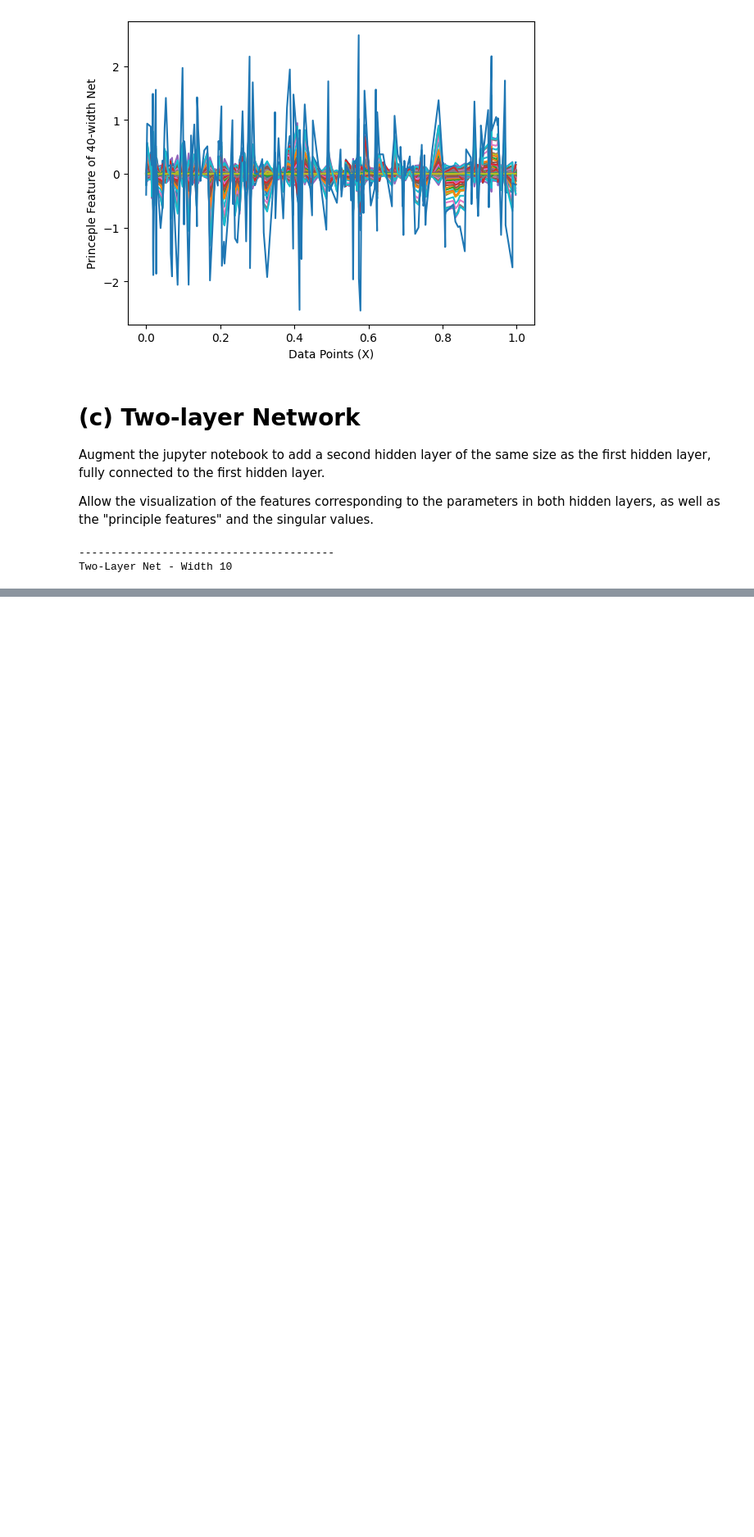
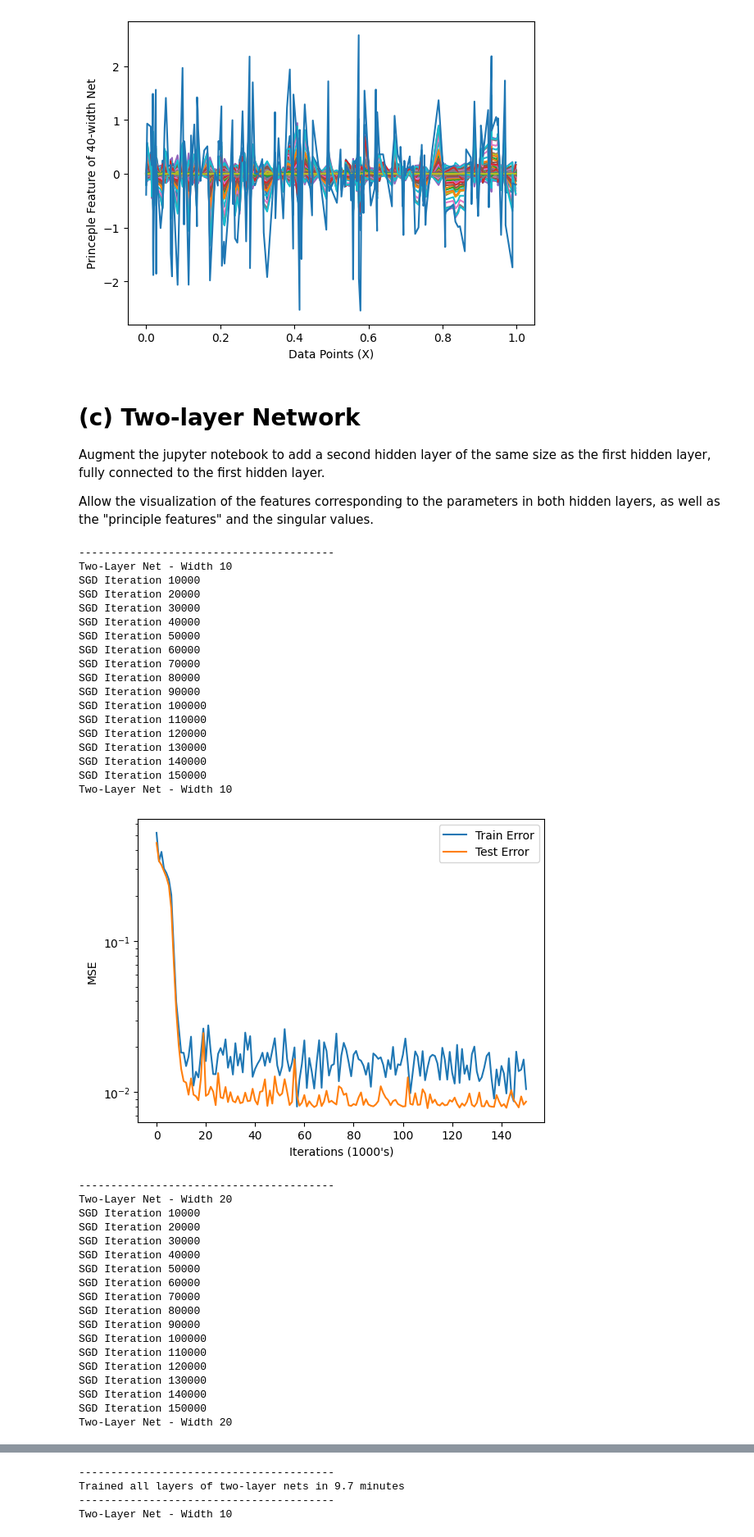
Before and after one commit to jaizunT/deep_learning, a Jupyter notebook: hw02/code/q_linearized_features.ipynb, the cells around one changed output, grey strips where cells are left out. Shown at 82% size. Cells and saved outputs as stored; diff of their text form; code cells hidden in the pictures; blank space fills up the shorter version.

```diff
--- a/hw02/code/q_linearized_features.ipynb
+++ b/hw02/code/q_linearized_features.ipynb
@@ -622,7 +622,7 @@ def compute_svd_plot_features_two_layer(X, y, X_test, y_test, model):
     plt.show()
 
 
-    princple_feature = np.dot( u, np.diag(s) )
+    princple_feature = np.dot( u, feature_matrix )
 
     plt.figure(figsize=(10, 7))
     for w_idx in range(princple_feature.shape[1]):
@@ -691,30 +691,65 @@ for w in widths:
     two_layer_nets_by_size[w]['trained_net'] = new_net
     two_layer_nets_by_size[w]['hist_all'] = history_all_two_layer
     print("Two-Layer Net - Width", w)
     plot_test_train_errors(history_all_two_layer)
 t1_two_layer = time.time()
 print("-"*40)
 print("Trained all layers of two-layer nets in %.1f minutes" % ((t1_two_layer - t0_two_layer) / 60))
 
 # Visualize gradients and principal features for two-layer networks
 for w in widths:
     print("-"*40)
     print("Two-Layer Net - Width", w)
     net = two_layer_nets_by_size[w]['net']
     trained_net = two_layer_nets_by_size[w]['trained_net']
 
     # Visualize gradients for the first hidden layer
     backward_and_plot_grad_two_layer(X, net, vis_name=['fc1.weight', 'fc1.bias'], title=f'Two-Layer Net (Width {w}) - First Layer Gradients (Random Init)')
     backward_and_plot_grad_two_layer(X, trained_net, vis_name=['fc1.weight', 'fc1.bias'], title=f'Two-Layer Net (Width {w}) - First Layer Gradients (Trained)')
 
     # Visualize gradients for the second hidden layer
     backward_and_plot_grad_two_layer(X, net, vis_name=['fc2.weight', 'fc2.bias'], title=f'Two-Layer Net (Width {w}) - Second Layer Gradients (Random Init)')
     backward_and_plot_grad_two_layer(X, trained_net, vis_name=['fc2.weight', 'fc2.bias'], title=f'Two-Layer Net (Width {w}) - Second Layer Gradients (Trained)')
 
     # Visualize principal features and singular values
     print("Two-Layer Net - Width", w)
     compute_svd_plot_features_two_layer(X, y, X_test, y_test, net)
     compute_svd_plot_features_two_layer(X, y, X_test, y_test, trained_net)
 # %% [output]
 ----------------------------------------
 Two-Layer Net - Width 10
+SGD Iteration 10000
+SGD Iteration 20000
+SGD Iteration 30000
+SGD Iteration 40000
+SGD Iteration 50000
+SGD Iteration 60000
+SGD Iteration 70000
+SGD Iteration 80000
+SGD Iteration 90000
+SGD Iteration 100000
+SGD Iteration 110000
+SGD Iteration 120000
+SGD Iteration 130000
+SGD Iteration 140000
+SGD Iteration 150000
+Two-Layer Net - Width 10
+[figure, added]
+----------------------------------------
+Two-Layer Net - Width 20
+SGD Iteration 10000
+SGD Iteration 20000
+SGD Iteration 30000
+SGD Iteration 40000
+SGD Iteration 50000
+SGD Iteration 60000
+SGD Iteration 70000
+SGD Iteration 80000
+SGD Iteration 90000
+SGD Iteration 100000
+SGD Iteration 110000
+SGD Iteration 120000
+SGD Iteration 130000
+SGD Iteration 140000
+SGD Iteration 150000
+Two-Layer Net - Width 20
@@ -720,0 +776,4 @@ Two-Layer Net - Width 10
+----------------------------------------
+Trained all layers of two-layer nets in 9.7 minutes
+----------------------------------------
+Two-Layer Net - Width 10
```
Also changed, not shown: parts of 1 cell of this notebook.
